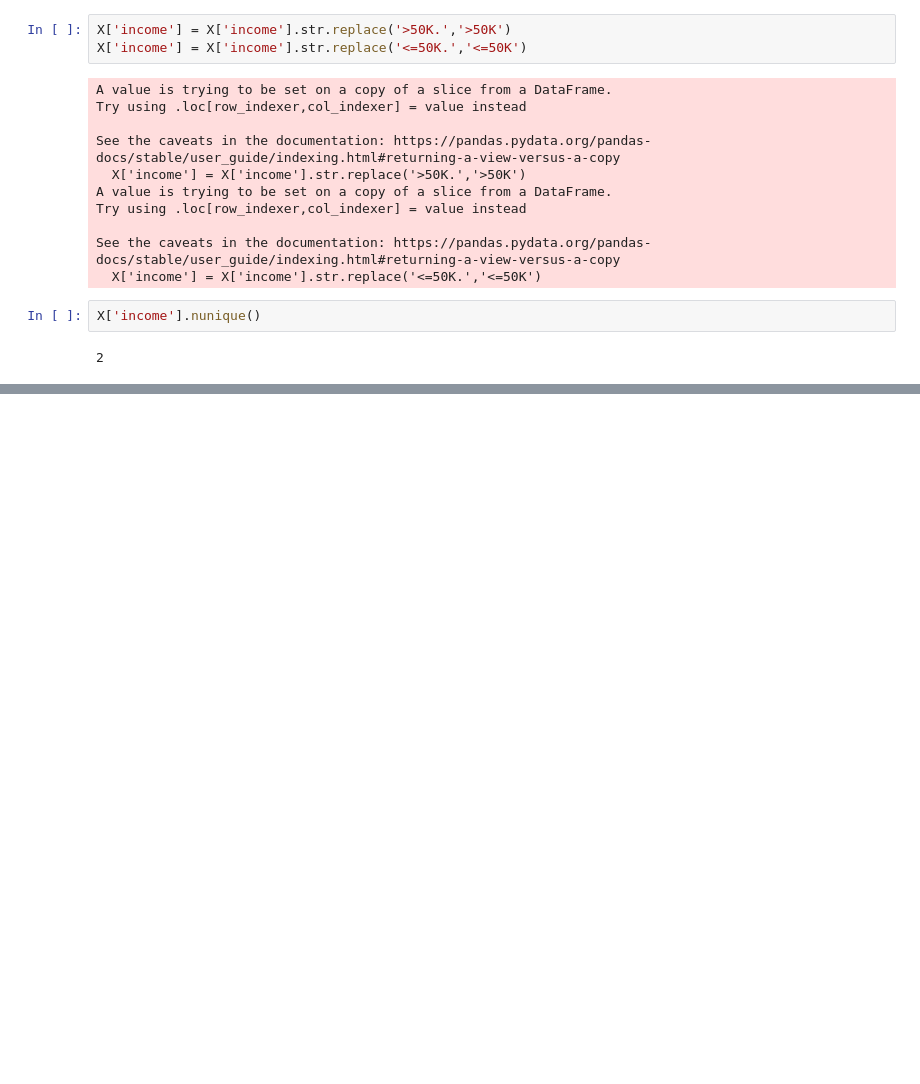
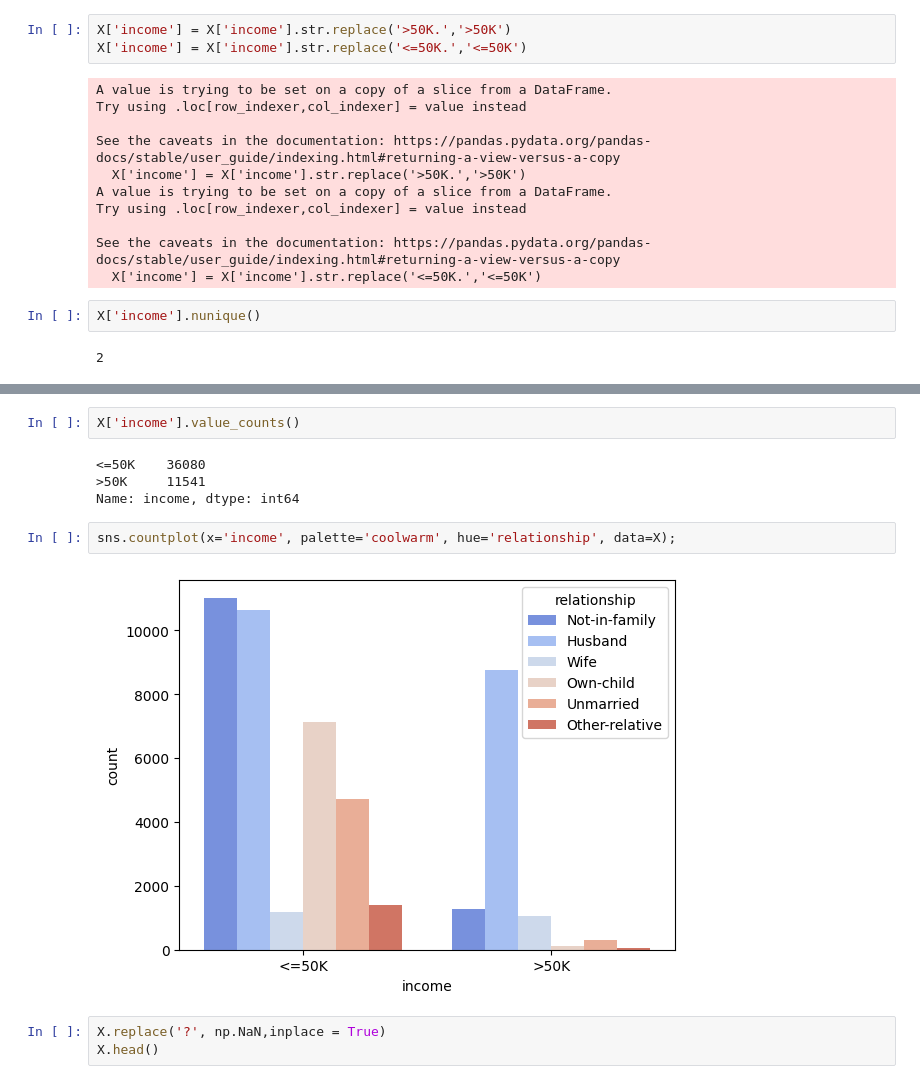
Before and after one commit to Rushdi-Rzx/Adult-Census-Income, a Jupyter notebook: MLCW.ipynb, the cells around one changed output, grey strips where cells are left out. Saved outputs shown, nothing was run; the diff lists cells and outputs as text; blank space fills up the shorter version.

Commit message:
Value Count Function

```diff
--- a/MLCW.ipynb
+++ b/MLCW.ipynb
@@ -222,0 +277,13 @@ X['income'].nunique()
+# %%
+X['income'].value_counts()
+# %% [output]
+<=50K    36080
+>50K     11541
+Name: income, dtype: int64
+# %%
+sns.countplot(x='income', palette='coolwarm', hue='relationship', data=X);
+# %% [output]
+[figure, added]
+# %%
+X.replace('?', np.NaN,inplace = True)
+X.head()
```
Also changed, not shown: parts of 4 cells of this notebook.
